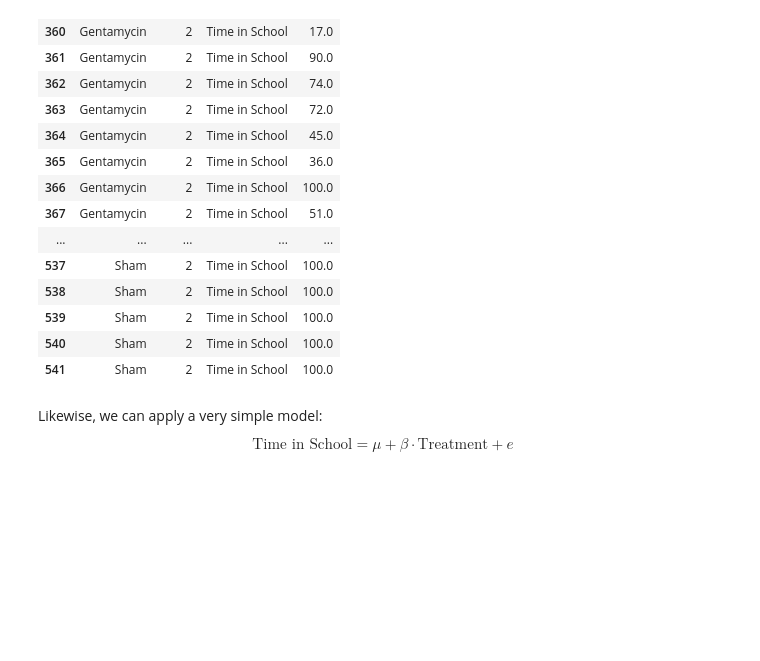
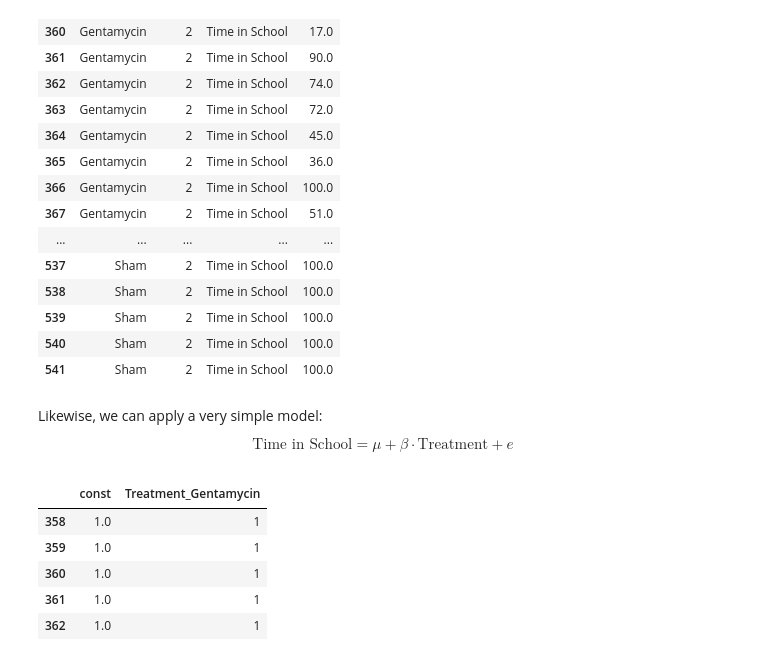
Before and after one commit to filippob/longitudinal_data_analysis, a Jupyter notebook: day_1/2.treatments_and_timepoints.ipynb, the cells around one changed output. Drawn from its saved outputs; the diff is of its cells as text; code cells hidden in the pictures; blank space fills up the shorter version.

```diff
--- a/day_1/2.treatments_and_timepoints.ipynb
+++ b/day_1/2.treatments_and_timepoints.ipynb
@@ -247,4 +247,27 @@ Likewise, we can apply a very simple model:
 $$
 \text{Time in School} = \mu + \beta \cdot \text{Treatment} + e
 $$
+# %%
+# Define the independent variables and add a constant for the intercept
+## BEWARE: our independent variable is categorical
+
+## here we are forcing Sham to be the reference category (0) and Gentamycin the alternative (1)
+temp["Treatment"] = pd.Categorical(temp["Treatment"], categories=["Sham", "Gentamycin"], ordered=True)
+
+treat_d = pd.get_dummies(temp['Treatment'], prefix='Treatment', drop_first=True, dtype=int)
+treat_d.head(3)
+
+X = sm.add_constant(treat_d)  # Adds the intercept term
+
+# Define the dependent variable
+y = temp['value']
+
+X.head()
+# %% [output]
+|  | const | Treatment_Gentamycin |
+| 358 | 1.0 | 1 |
+| 359 | 1.0 | 1 |
+| 360 | 1.0 | 1 |
+| 361 | 1.0 | 1 |
+| 362 | 1.0 | 1 |
 # %%
```
Also changed, not shown: parts of 13 cells of this notebook.
